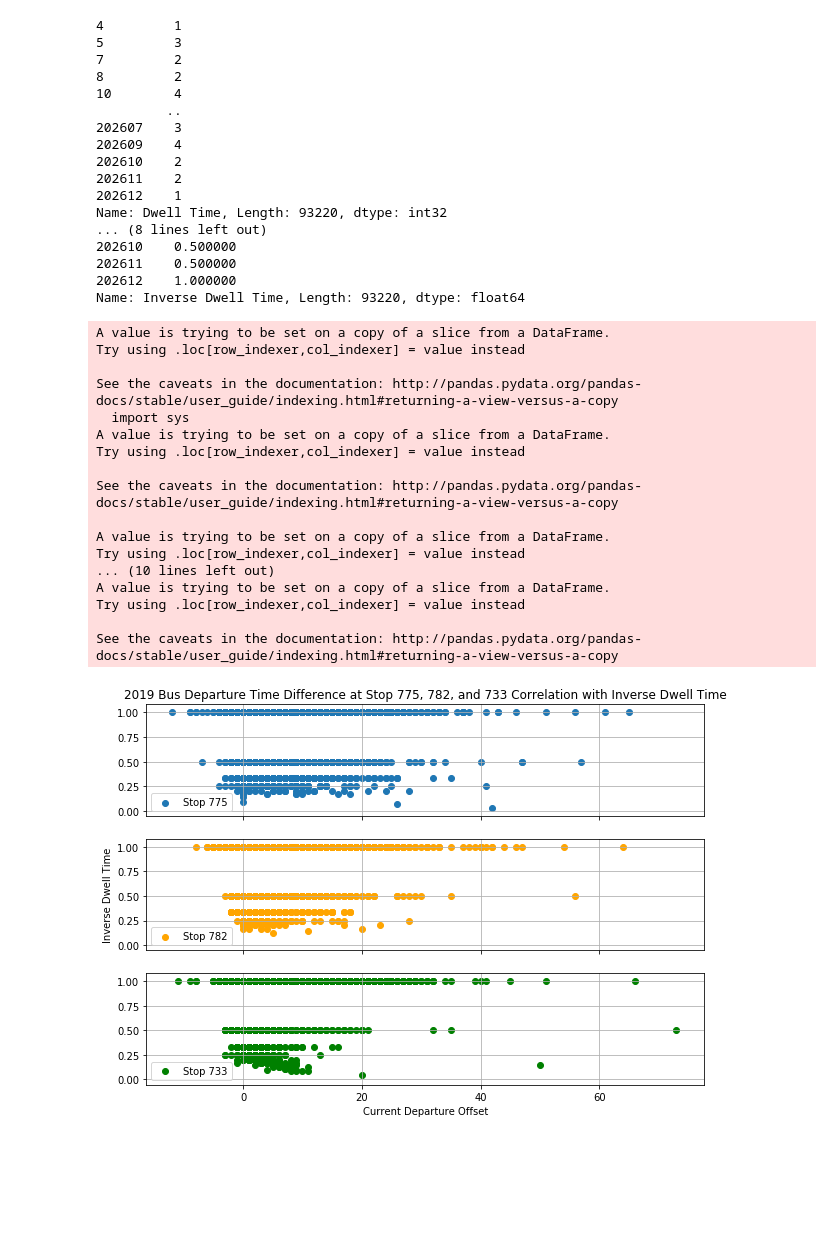
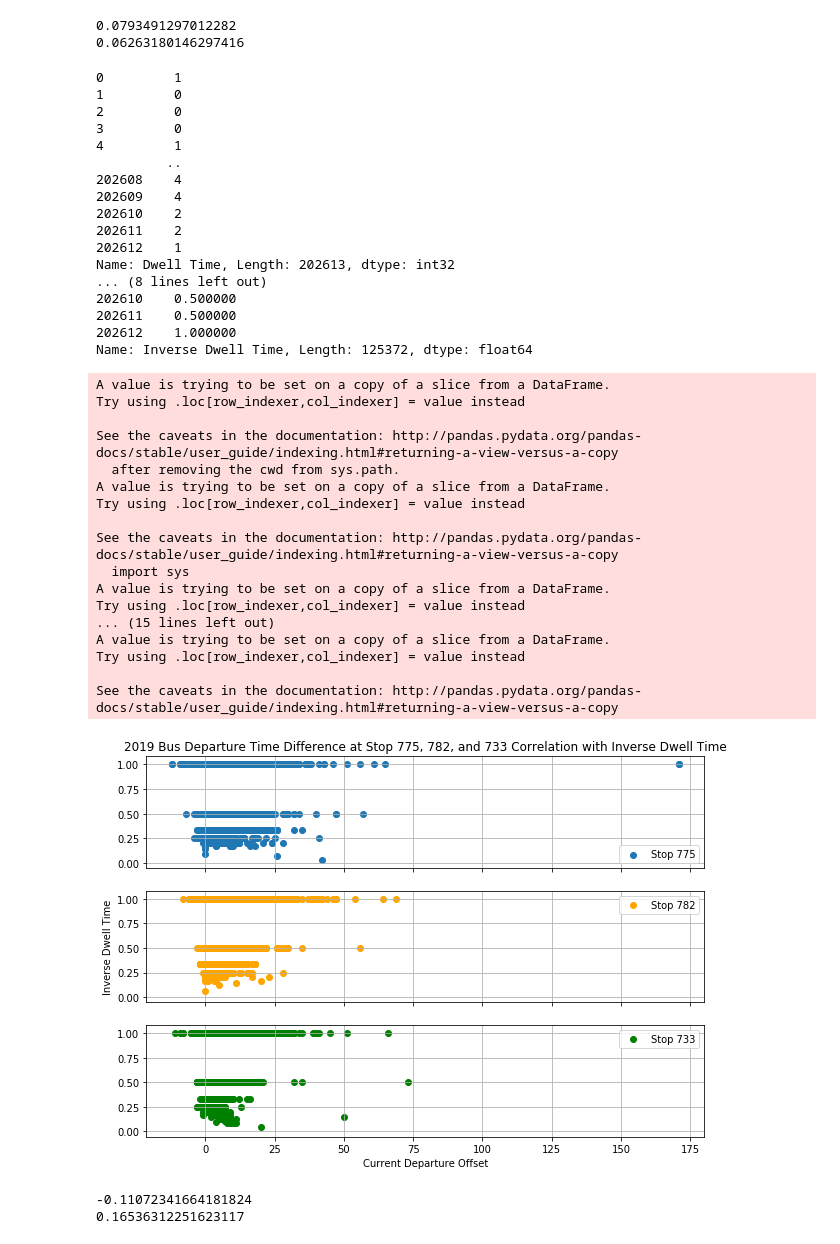
Before and after one commit to jairad26/LTC-Research-Challenge, a Jupyter notebook: 2019_feature_selection.ipynb, the cells around one changed output. Saved outputs shown, nothing was run; the diff lists cells and outputs as text; code cells hidden in the pictures; blank space fills up the shorter version.

Commit message:
finished everything for Difference (Minutes)

```diff
--- a/2019_feature_selection.ipynb
+++ b/2019_feature_selection.ipynb
@@ -13,6 +13,9 @@ from sklearn.model_selection import cross_val_score
 # df = pd.read_csv('data/2020 Line 280 AVL report.csv')
 df = pd.read_csv('data/2019 Line 280 AVL allscripts.csv')
 df['Actual Depart Hour'] = df['Actual Depart'].str.split(':',expand=True)[0]
+df['Actual Depart Hour'] = df['Actual Depart Hour'].astype(int)
+df['Transit Date Month'] = df['Transit Date'].str.split('/',expand=True)[0]
+df['Transit Date Month'] = df['Transit Date Month'].astype(int)
 # %%
 stopactual = df.loc[df['Bus Stop ID'] == 775]
 stopactual['Difference (Minutes)'] = stopactual['Difference (Minutes)'].astype(int)
@@ -146,6 +155,5 @@ See the caveats in the documentation: http://pandas.pydata.org/pandas-docs/stabl
 # %%
 df['Actual Operating Speed'] = df['Actual Operating Speed'].fillna(0).astype(int)
-df = df.loc[df['Actual Operating Speed'] != 0]
 stopactual = df.loc[df['Bus Stop ID'] == 775]
 stopactual['Difference (Minutes)'] = stopactual['Difference (Minutes)'].astype(int)
 stopactual['Actual Operating Speed'] = stopactual['Actual Operating Speed'].astype(float)
@@ -191,4 +199,5 @@ locs, labels = plt.xticks()
 
 
 plt.show()
+df['Difference (Minutes)'].corr(df['Actual Operating Speed'])
 # %% [output]
@@ -278,10 +290,18 @@ See the caveats in the documentation: http://pandas.pydata.org/pandas-docs/stabl
+# %%
+
+print(df['Difference (Minutes)'].corr(df['Actual Depart Hour']))
+print(df['Difference (Minutes)'].corr(df['Transit Date Month']))
+# %% [output]
+0.0793491297012282
+0.06263180146297416
 # %%
+
 df['Dwell Time'] = df['Dwell Time'].fillna(0).astype(int)
-df = df.loc[df['Dwell Time'] != 0]
+df1 = df.loc[df['Dwell Time'] != 0]
 print(df['Dwell Time'])
-df['Inverse Dwell Time'] = 1/df['Dwell Time']
-print(df['Inverse Dwell Time'])
-stopactual = df.loc[df['Bus Stop ID'] == 775]
+df1['Inverse Dwell Time'] = 1/df1['Dwell Time']
+print(df1['Inverse Dwell Time'])
+stopactual = df1.loc[df1['Bus Stop ID'] == 775]
 stopactual['Difference (Minutes)'] = stopactual['Difference (Minutes)'].astype(int)
 stopactual['Inverse Dwell Time'] = stopactual['Inverse Dwell Time'].astype(float)
 
@@ -296,7 +316,7 @@ plt.legend()
 plt.grid()
 
 
-stopactual = df.loc[df['Bus Stop ID'] == 782]
+stopactual = df1.loc[df1['Bus Stop ID'] == 782]
 stopactual['Difference (Minutes)'] = stopactual['Difference (Minutes)'].astype(int)
 stopactual['Inverse Dwell Time'] = stopactual['Inverse Dwell Time'].astype(float)
 
@@ -307,7 +327,7 @@ plt.legend()
 plt.grid()
 
 
-stopactual = df.loc[df['Bus Stop ID'] == 733]
+stopactual = df1.loc[df1['Bus Stop ID'] == 733]
 stopactual['Difference (Minutes)'] = stopactual['Difference (Minutes)'].astype(int)
 stopactual['Inverse Dwell Time'] = stopactual['Inverse Dwell Time'].astype(float)
 
@@ -319,46 +339,50 @@ plt.grid()
 ax3.set(xlabel="Current Departure Offset")
 ax2.set(ylabel="Inverse Dwell Time")
 
 locs, labels = plt.xticks()
 
 
 
 plt.show()
+print(df1['Difference (Minutes)'].corr(df1['Dwell Time']))
+print(df1['Difference (Minutes)'].corr(df1['Inverse Dwell Time']))
 # %% [output]
+0         1
+1         0
+2         0
+3         0
 4         1
-5         3
-7         2
-8         2
-10        4
          ..
-202607    3
+202608    4
 202609    4
 202610    2
 202611    2
 202612    1
-Name: Dwell Time, Length: 93220, dtype: int32
+Name: Dwell Time, Length: 202613, dtype: int32
 ... (8 lines left out)
 202610    0.500000
 202611    0.500000
 202612    1.000000
-Name: Inverse Dwell Time, Length: 93220, dtype: float64
+Name: Inverse Dwell Time, Length: 125372, dtype: float64
+A value is trying to be set on a copy of a slice from a DataFrame.
+Try using .loc[row_indexer,col_indexer] = value instead
+
+See the caveats in the documentation: http://pandas.pydata.org/pandas-docs/stable/user_guide/indexing.html#returning-a-view-versus-a-copy
+  after removing the cwd from sys.path.
 A value is trying to be set on a copy of a slice from a DataFrame.
 Try using .loc[row_indexer,col_indexer] = value instead
 
 See the caveats in the documentation: http://pandas.pydata.org/pandas-docs/stable/user_guide/indexing.html#returning-a-view-versus-a-copy
   import sys
 A value is trying to be set on a copy of a slice from a DataFrame.
 Try using .loc[row_indexer,col_indexer] = value instead
-
-See the caveats in the documentation: http://pandas.pydata.org/pandas-docs/stable/user_guide/indexing.html#returning-a-view-versus-a-copy
-
-A value is trying to be set on a copy of a slice from a DataFrame.
-Try using .loc[row_indexer,col_indexer] = value instead
-... (10 lines left out)
+... (15 lines left out)
 A value is trying to be set on a copy of a slice from a DataFrame.
 Try using .loc[row_indexer,col_indexer] = value instead
 
 See the caveats in the documentation: http://pandas.pydata.org/pandas-docs/stable/user_guide/indexing.html#returning-a-view-versus-a-copy
-[figure, old version]
+[figure, new version]
+-0.11072341664181824
+0.16536312251623117
 # %%
 
```
Also changed, not shown: parts of 5 cells of this notebook, 7 other files.
